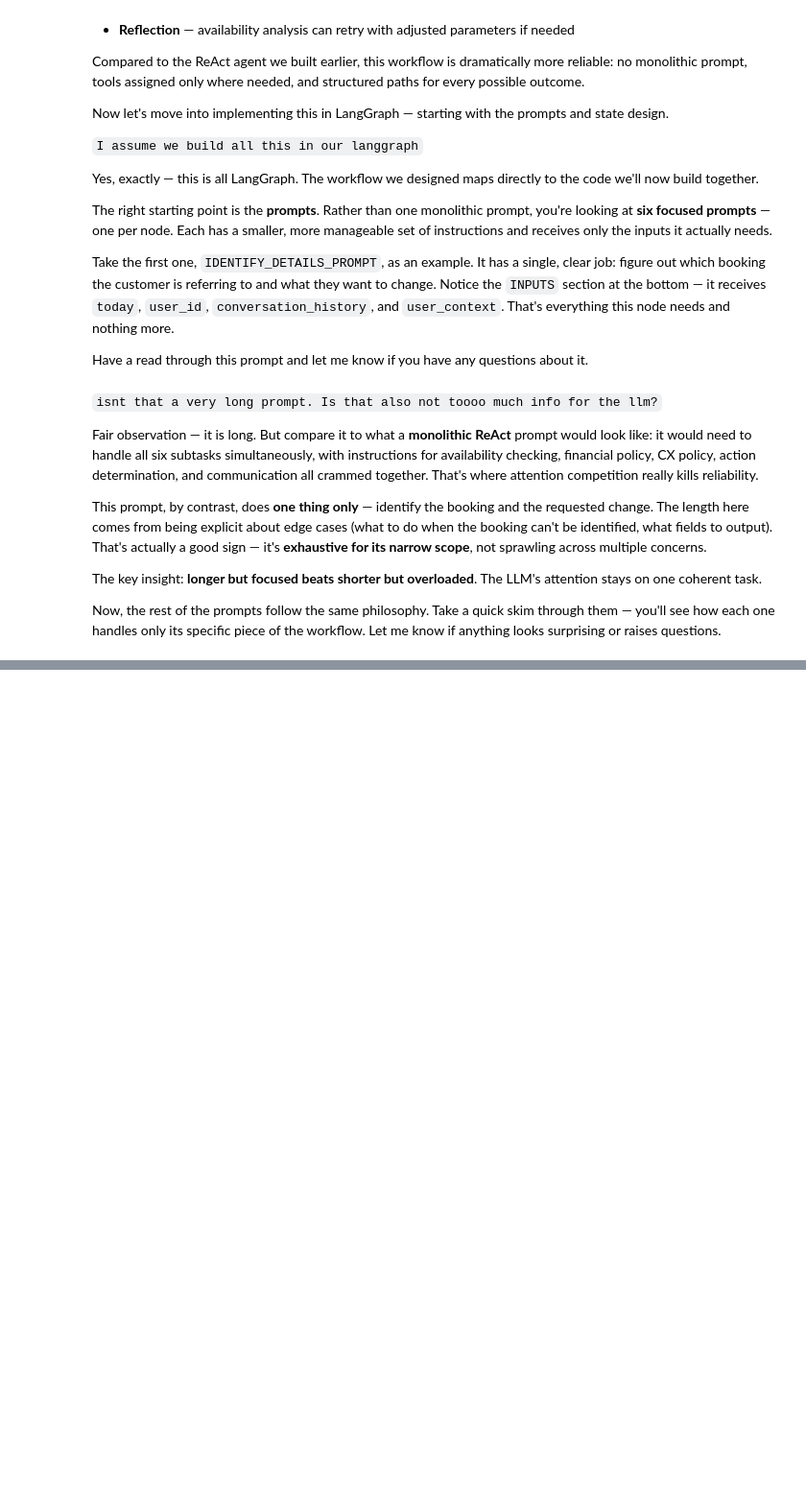
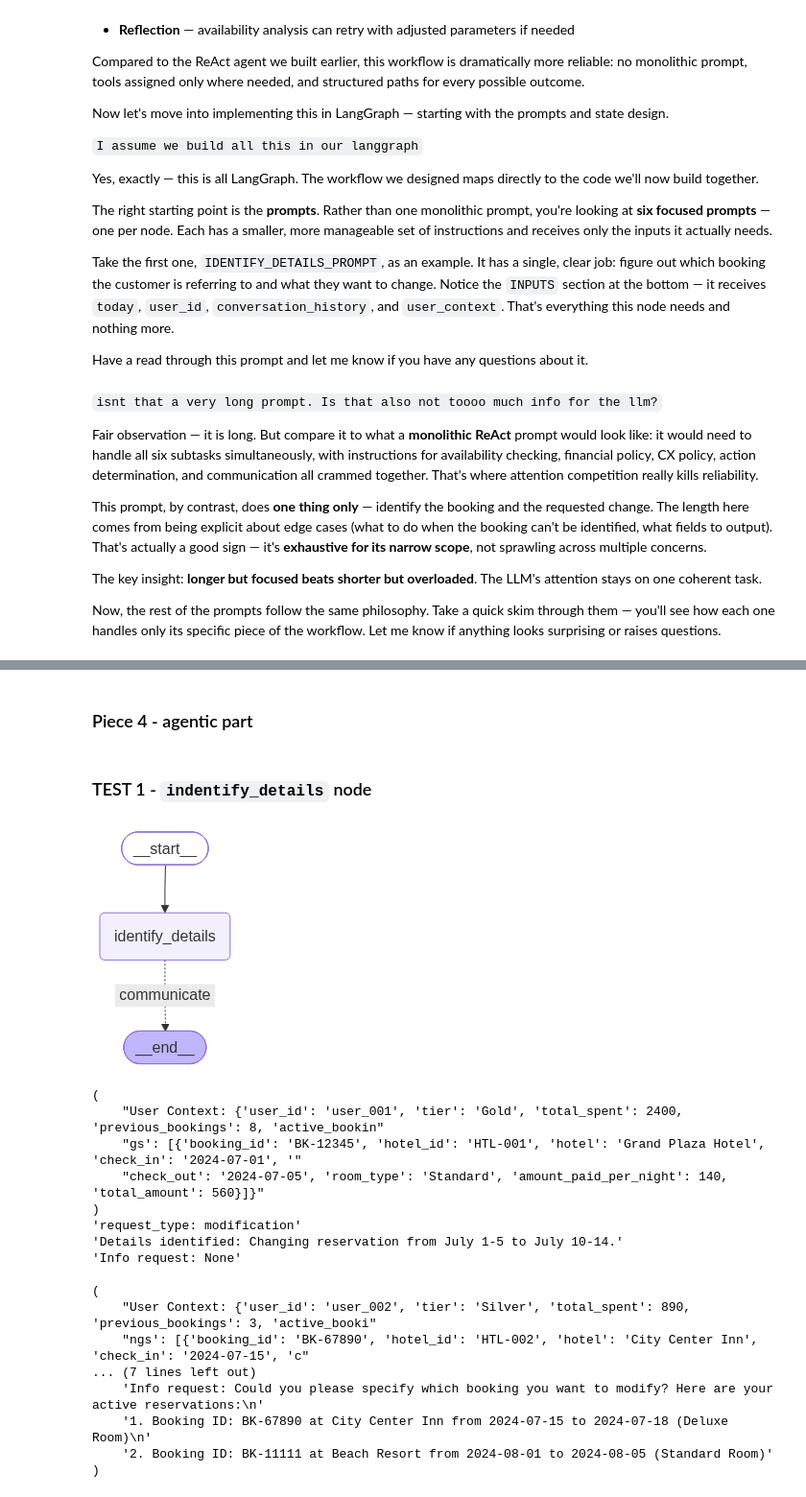
Before and after one commit to longtongster/deeplearning.ai_RAG_in_action, a Jupyter notebook: module-10 - agents/Agents.ipynb, the cells around one changed output, grey strips where cells are left out. Shown at 96% size. Saved outputs shown, nothing was run; the diff lists cells and outputs as text; code cells hidden in the pictures; blank space fills up the shorter version.

Commit message:
agents nearly finished

```diff
--- a/module-10 - agents/Agents.ipynb
+++ b/module-10 - agents/Agents.ipynb
@@ -201,13 +201,13 @@ def query_hotels(city: str, check_in: str, check_out: str) -> str:
 
 @tool
 def calculate_total_cost(
-    price_per_night: float, num_nights: int, tax_rate: float = 0.05
+    price_per_night: float, num_nights: int, total: float, tax_rate: float = 0.05
 ) -> str:
     """Calculate total hotel cost including taxes."""
     # Calculate subtotal, tax, and total
     # Format and return breakdown
     # ...
-    return f"Cost Breakdown:\n- Rate: ${price_per_night} x {num_nights} nights\n- Tax: ${tax}\n- Total: ${total}"
+    return f"Cost Breakdown:\n- Rate: ${price_per_night} x {num_nights} nights\n- Tax: ${tax_rate}\n- Total: ${total}"
 
 
 @tool
@@ -394,6 +394,9 @@ Great — now let's build the LangGraph version from scratch, step by step. We'l
 Here's **Step 1: Setup**. This should look familiar — it's essentially the same initialization as your LangChain version, just reorganized.
 
 Let's start with the **tool definitions**, highlighted in the top section. You can see custom_tools, provider_tools, and mcp_toolset defined separately before being combined into all_tools. When you run this locally with OpenAI, just keep custom_tools and your DuckDuckGo tool — drop the provider and MCP pieces.
+# %%
+web_search = web_search = DuckDuckGoSearchResults(
+            name="web_search", output_format="list", num_results=5)
 # %%
 from dotenv import load_dotenv
 
@@ -778,7 +781,7 @@ The dashed lines are LangGraph's way of visualizing conditional edges, and the s
 
 Our agent is ready to run. Let's try it!
 # %%
-query = {"messages":"Find an hotel in amsterdam for tomorrow for 2 days. If available book the cheapest hotel"}
+query = {"messages":"Find an hotel in Tokyo for tomorrow for 2 days. If available book the cheapest hotel"}
 response = hotel_assistant.invoke(query)
 # %% [output]
 ================================== Ai Message ==================================
@@ -1742,0 +2349,2 @@ So the LLM sees the full conversation thread, which includes whatever the custom
+# %% [markdown]
+### Piece 4 - agentic part
@@ -1742,0 +2438,69 @@ So the LLM sees the full conversation thread, which includes whatever the custom
+# %% [markdown]
+### TEST 1 - `indentify_details` node
+# %%
+# Define Graph
+test_workflow = StateGraph(State)
+
+# Define Nodes
+test_workflow.add_node("identify_details", identify_details_node)
+
+# Define Edges
+test_workflow.add_edge(START, "identify_details")
+test_workflow.add_conditional_edges(
+    "identify_details",
+    identify_details_condition,
+    {"communicate": END, "continue_workflow": END},
+)
+
+# Test with clear request
+test_agent_1 = test_workflow.compile()
+
+display(test_agent_1)
+
+test_state = {
+    "today": "2024-06-01",
+    "user_id": "user_001",
+    "messages": [
+        HumanMessage(
+            content="I need to change my July reservation from July 1-5 to July 10-14"
+        )
+    ],
+}
+result_1 = test_agent_1.invoke(test_state)
+pprint(f"User Context: {result_1.get('user_context', 'None')}")
+pprint(f"request_type: {result_1.get('request_type')}")
+pprint(f"Details identified: {result_1.get('request_details', 'None')}")
+pprint(f"Info request: {result_1.get('info_request', 'None')}")
+print()
+
+# Test with unclear request
+test_agent_2 = test_workflow.compile()
+test_state_unclear = {
+    "today": "2024-08-01",
+    "user_id": "user_002",
+    "messages": [HumanMessage(content="I need to change my reservation")],
+}
+result_2 = test_agent_2.invoke(test_state_unclear)
+pprint(f"User Context: {result_2.get('user_context', 'None')}")
+pprint(f"request_type: {result_2.get('request_type')}")
+pprint(f"Details identified: {result_2.get('request_details', 'None')}")
+pprint(f"Info request: {result_2.get('info_request', 'None')}")
+# %% [output]
+[figure, added]
+(
+    "User Context: {'user_id': 'user_001', 'tier': 'Gold', 'total_spent': 2400, 'previous_bookings': 8, 'active_bookin"
+    "gs': [{'booking_id': 'BK-12345', 'hotel_id': 'HTL-001', 'hotel': 'Grand Plaza Hotel', 'check_in': '2024-07-01', '"
+    "check_out': '2024-07-05', 'room_type': 'Standard', 'amount_paid_per_night': 140, 'total_amount': 560}]}"
+)
+'request_type: modification'
+'Details identified: Changing reservation from July 1-5 to July 10-14.'
+'Info request: None'
+
+(
+    "User Context: {'user_id': 'user_002', 'tier': 'Silver', 'total_spent': 890, 'previous_bookings': 3, 'active_booki"
+    "ngs': [{'booking_id': 'BK-67890', 'hotel_id': 'HTL-002', 'hotel': 'City Center Inn', 'check_in': '2024-07-15', 'c"
+... (7 lines left out)
+    'Info request: Could you please specify which booking you want to modify? Here are your active reservations:\n'
+    '1. Booking ID: BK-67890 at City Center Inn from 2024-07-15 to 2024-07-18 (Deluxe Room)\n'
+    '2. Booking ID: BK-11111 at Beach Resort from 2024-08-01 to 2024-08-05 (Standard Room)'
+)
```
Also changed, not shown: parts of 39 cells of this notebook, 3 other files.
